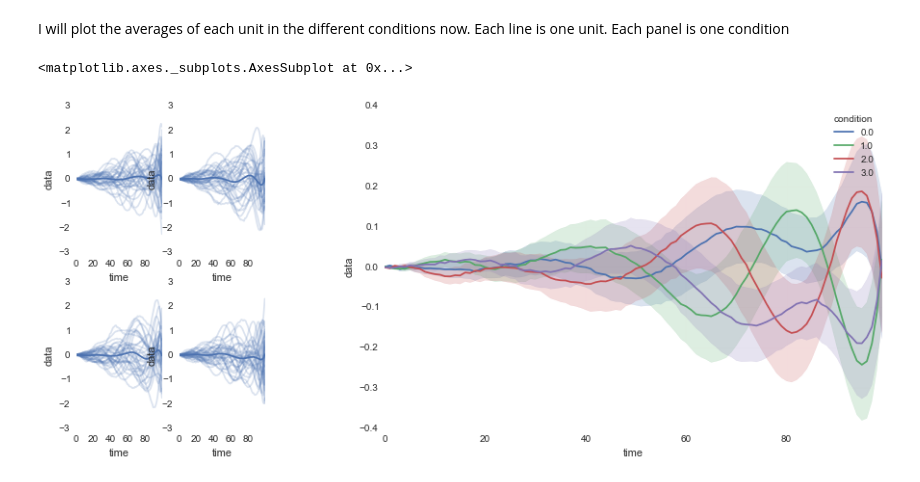
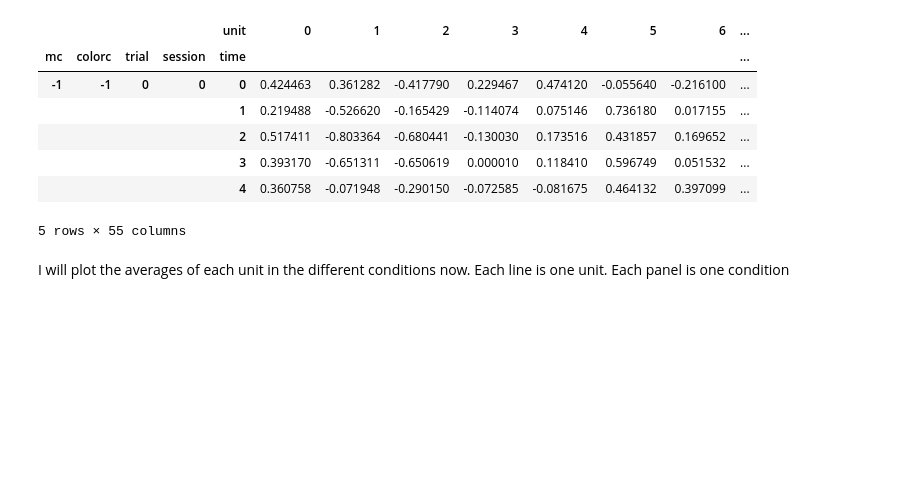
Before and after one commit to nwilming/statespace, a Jupyter notebook: State space analysis.ipynb, the cells around one changed output. Saved outputs shown, nothing was run; the diff lists cells and outputs as text; code cells hidden in the pictures; blank space fills up the shorter version.

```diff
--- a/State space analysis.ipynb
+++ b/State space analysis.ipynb
@@ -62,2 +69,14 @@ units =  fake_experiment.make_experiment(Ntrials, Nunits)
+# %%
+units.columns = units.columns.droplevel()
+units.head()
+# %% [output]
+|  |  |  |  | unit | 0 | 1 | 2 | 3 | 4 | 5 | 6 | ... |
+| mc | colorc | trial | session | time |  |  |  |  |  |  |  | ... |
+| -1 | -1 | 0 | 0 | 0 | 0.424463 | 0.361282 | -0.417790 | 0.229467 | 0.474120 | -0.055640 | -0.216100 | ... |
+|  |  |  |  | 1 | 0.219488 | -0.526620 | -0.165429 | -0.114074 | 0.075146 | 0.736180 | 0.017155 | ... |
+|  |  |  |  | 2 | 0.517411 | -0.803364 | -0.680441 | -0.130030 | 0.173516 | 0.431857 | 0.169652 | ... |
+|  |  |  |  | 3 | 0.393170 | -0.651311 | -0.650619 | 0.000010 | 0.118410 | 0.596749 | 0.051532 | ... |
+|  |  |  |  | 4 | 0.360758 | -0.071948 | -0.290150 | -0.072585 | -0.081675 | 0.464132 | 0.397099 | ... |
+5 rows × 55 columns
 # %% [markdown]
 I will plot the averages of each unit in the different conditions now. Each line is one unit. Each panel is one condition
@@ -79,13 +82,0 @@ df = df.groupby(['time', 'unit', 'mc', 'colorc']).mean()
-# %%
-figure(figsize=(15,6))
-from matplotlib import gridspec
-gs = GridSpec(2,8)
-for cond, dfc in df.groupby('condition'):
-    subplot(gs[int(cond)/2, mod(int(cond),2)])
-    sns.tsplot(dfc.reset_index(), time='time', unit='unit', value='data', err_style='unit_traces')
-    ylim([-3, 3])
-subplot(gs[:, 3:])
-sns.tsplot(df.reset_index(), time='time', unit='unit', value='data', condition='condition')
-# %% [output]
-<matplotlib.axes._subplots.AxesSubplot at 0x...>
-[figure, removed]
```
Also changed, not shown: parts of 48 cells of this notebook, 1 other file.
